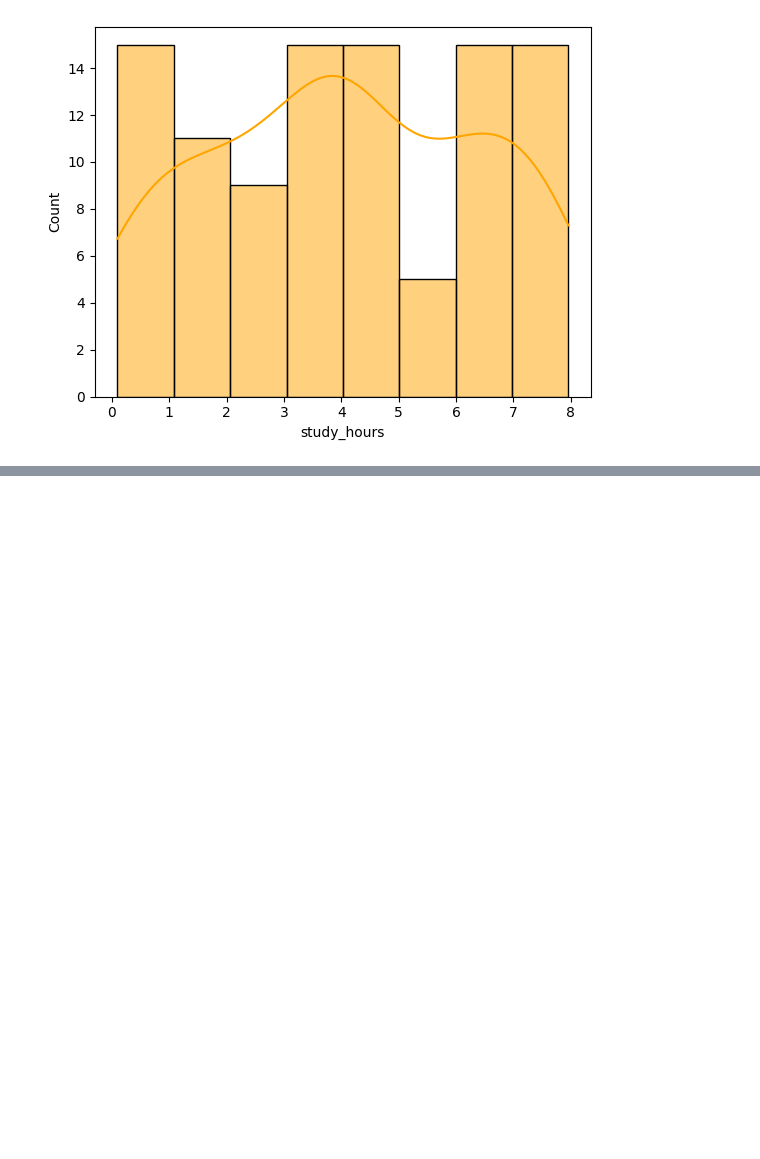
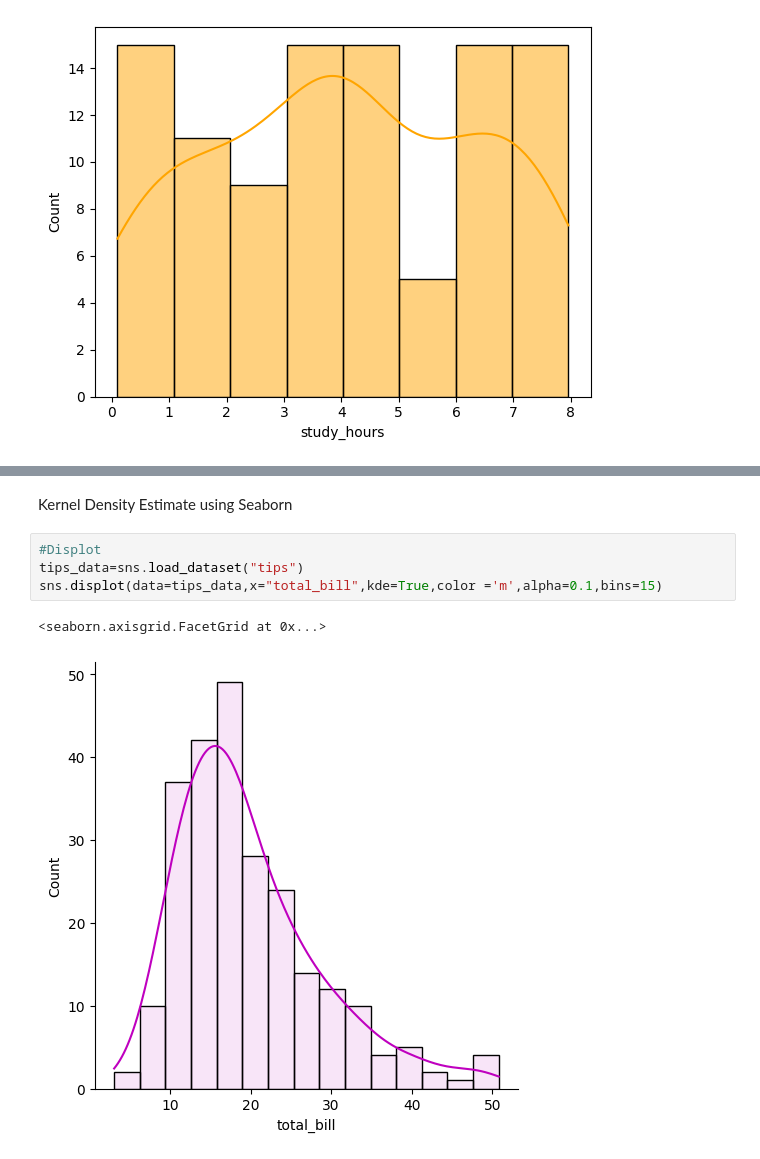
Before and after one commit to Foysal348/Seaborn-Plotly, a Jupyter notebook: Seaborn+Plotly.ipynb, the cells around one changed output, grey strips where cells are left out. Saved outputs shown, nothing was run; the diff lists cells and outputs as text; blank space fills up the shorter version.

```diff
--- a/Seaborn+Plotly.ipynb
+++ b/Seaborn+Plotly.ipynb
@@ -103,0 +120,9 @@ sns.histplot(data=Student,x="study_hours",kde=True,color ='orange')
+# %% [markdown]
+Kernel Density Estimate using Seaborn
+# %%
+#Displot
+tips_data=sns.load_dataset("tips")
+sns.displot(data=tips_data,x="total_bill",kde=True,color ='m',alpha=0.1,bins=15)
+# %% [output]
+<seaborn.axisgrid.FacetGrid at 0x...>
+[figure, added]
```
Also changed, not shown: parts of 43 cells of this notebook.
